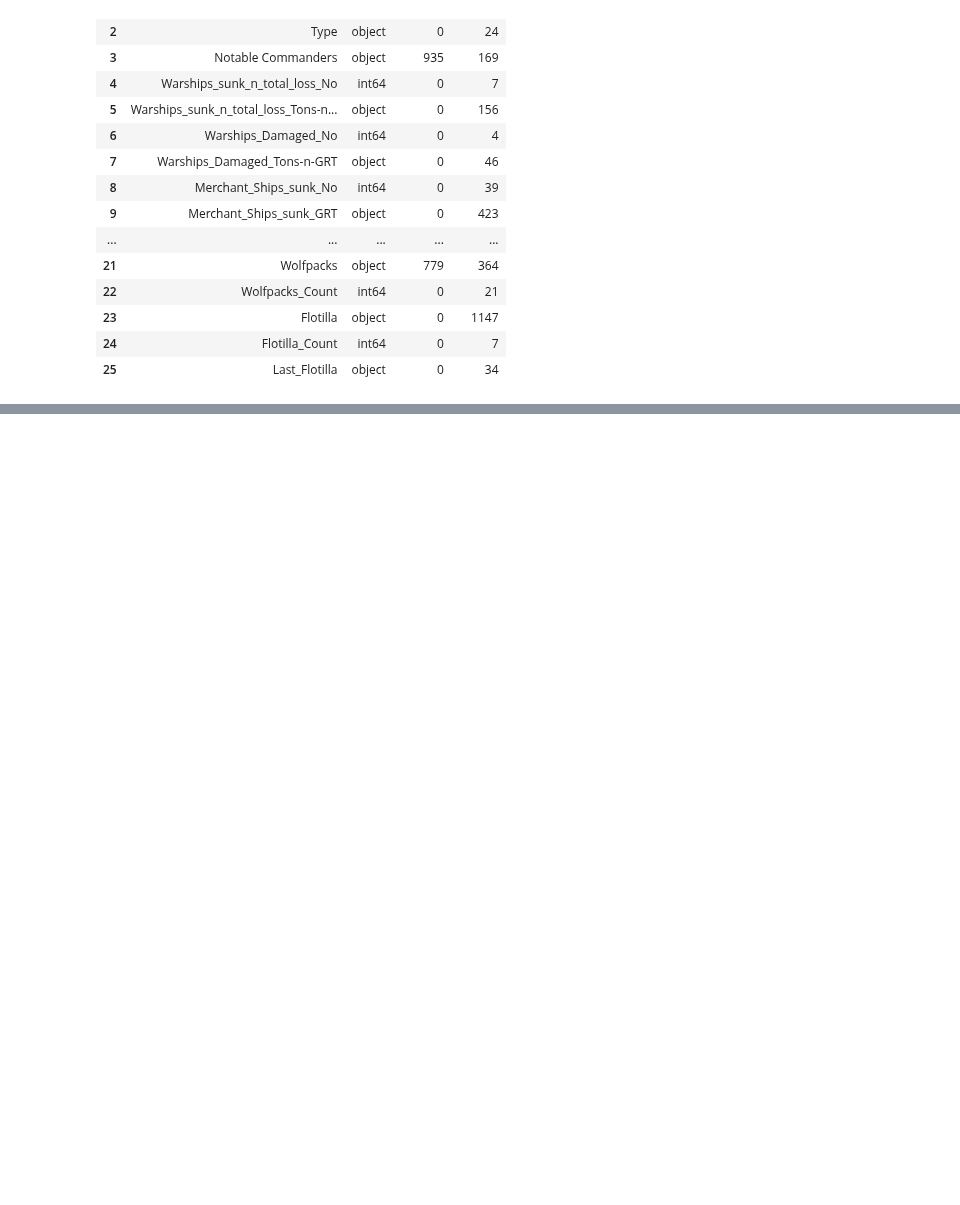
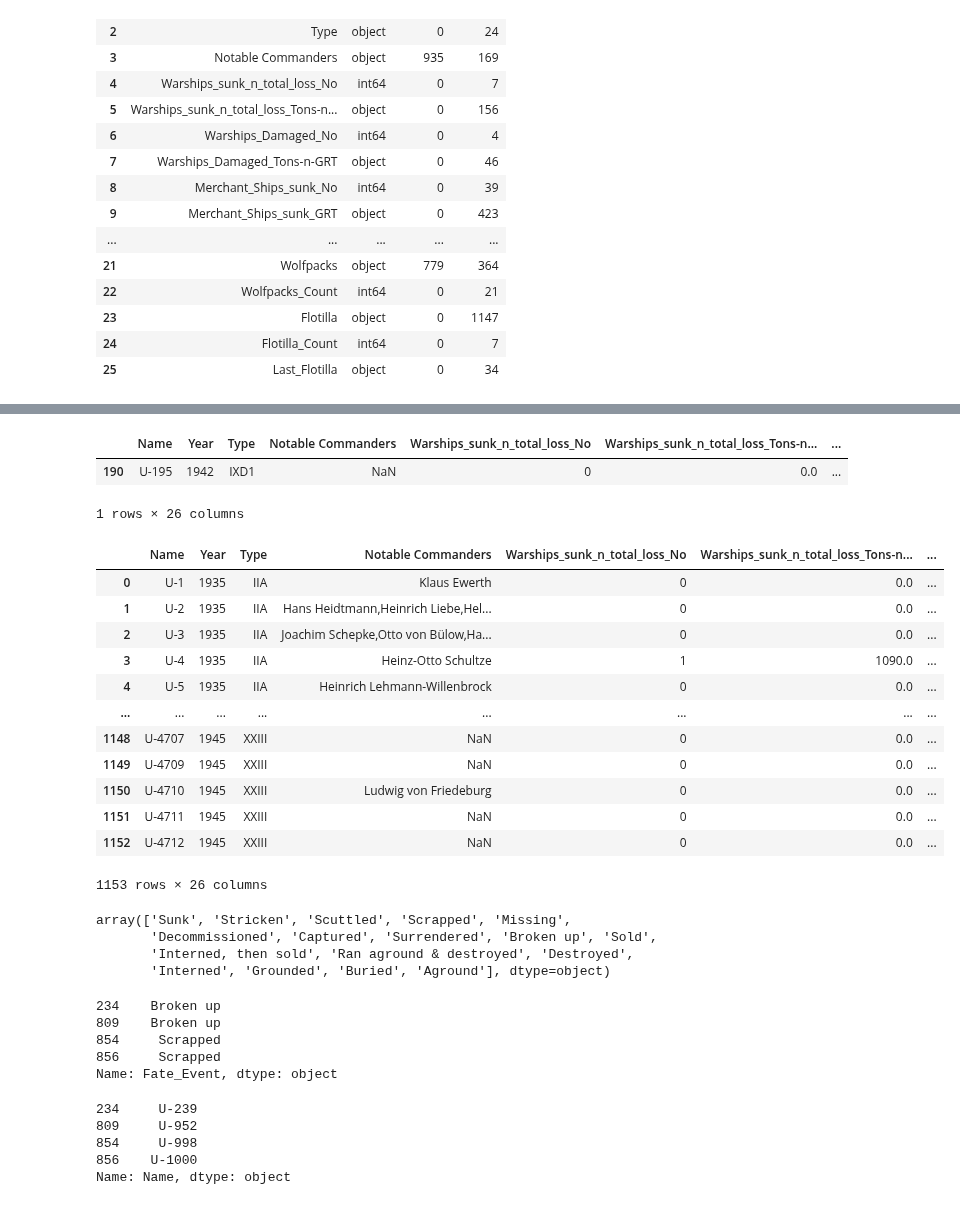
Before and after one commit to CMinusBool/SUU, a Jupyter notebook: clustering Project/clustering.ipynb, the cells around one changed output, grey strips where cells are left out. Cells and saved outputs as stored; diff of their text form; code cells hidden in the pictures; blank space fills up the shorter version.

```diff
--- a/clustering Project/clustering.ipynb
+++ b/clustering Project/clustering.ipynb
@@ -131,0 +206,7 @@ Name: count, dtype: int64
+# %%
+# fill missing fate date as described above
+df.loc[df['Name'] == 'U-2505', 'Fate_Date'] = '3 May 1945'
+df.loc[df['Name'] == 'U-3004', 'Fate_Date'] = '2 May 1945'
+df.loc[df['Name'] == 'U-3506', 'Fate_Date'] = '2 May 1945'
+
+df[df['Fate_Date'].isnull()]
@@ -131,0 +216,9 @@ Name: count, dtype: int64
+# %%
+# correct fate date for U-92 as described above
+df.loc[df['Name'] == 'U-92', 'Fate_Date'] = '12 November 1944'
+df.loc[df['Name'] == 'U-92', 'Fate_Event'] = 'Decommissioned'
+# %%
+# replace 23 / 24 February 1940 with 23 February 1940 on U-53 as described above
+df.loc[df['Name'] == 'U-53', 'Fate_Date'] = '23 February 1940'
+
+df[df['Name'] == 'U-195']
@@ -131,0 +239,53 @@ Name: count, dtype: int64
+# %%
+# for u-boats with fate date without day, set day to 15
+df.loc[df['Fate_Date'].str.count(' ') == 1, 'Fate_Date'] ='15 ' + df.loc[df['Fate_Date'].str.count(' ') == 1, 'Fate_Date']
+
+df[df['Name'] == 'U-195']
+# %% [output]
+|  | Name | Year | Type | Notable Commanders | Warships_sunk_n_total_loss_No | Warships_sunk_n_total_loss_Tons-n... | ... |
+| 190 | U-195 | 1942 | IXD1 | NaN | 0 | 0.0 | ... |
+1 rows × 26 columns
+# %%
+# remove comment from fate date of U-984
+df.loc[df['Name'] == 'U-984', 'Fate_Date'] = '2 August 1944'
+df
+# %% [output]
+|  | Name | Year | Type | Notable Commanders | Warships_sunk_n_total_loss_No | Warships_sunk_n_total_loss_Tons-n... | ... |
+| 0 | U-1 | 1935 | IIA | Klaus Ewerth | 0 | 0.0 | ... |
+| 1 | U-2 | 1935 | IIA | Hans Heidtmann,Heinrich Liebe,Hel... | 0 | 0.0 | ... |
+| 2 | U-3 | 1935 | IIA | Joachim Schepke,Otto von Bülow,Ha... | 0 | 0.0 | ... |
+| 3 | U-4 | 1935 | IIA | Heinz-Otto Schultze | 1 | 1090.0 | ... |
+| 4 | U-5 | 1935 | IIA | Heinrich Lehmann-Willenbrock | 0 | 0.0 | ... |
+| ... | ... | ... | ... | ... | ... | ... | ... |
+| 1148 | U-4707 | 1945 | XXIII | NaN | 0 | 0.0 | ... |
+| 1149 | U-4709 | 1945 | XXIII | NaN | 0 | 0.0 | ... |
+| 1150 | U-4710 | 1945 | XXIII | Ludwig von Friedeburg | 0 | 0.0 | ... |
+| 1151 | U-4711 | 1945 | XXIII | NaN | 0 | 0.0 | ... |
+| 1152 | U-4712 | 1945 | XXIII | NaN | 0 | 0.0 | ... |
+1153 rows × 26 columns
+# %%
+# show unique fate events
+df['Fate_Event'].unique()
+# %% [output]
+array(['Sunk', 'Stricken', 'Scuttled', 'Scrapped', 'Missing',
+       'Decommissioned', 'Captured', 'Surrendered', 'Broken up', 'Sold',
+       'Interned, then sold', 'Ran aground & destroyed', 'Destroyed',
+       'Interned', 'Grounded', 'Buried', 'Aground'], dtype=object)
+# %%
+# show fate date with len < 10
+# print the names of u-boats with fate date with length less than 10
+df[df['Fate_Date'].str.len() < 10]['Fate_Event']
+# %% [output]
+234    Broken up
+809    Broken up
+854     Scrapped
+856     Scrapped
+Name: Fate_Event, dtype: object
+# %%
+df[df['Fate_Date'].str.len() < 10]['Name']
+# %% [output]
+234     U-239
+809     U-952
+854     U-998
+856    U-1000
+Name: Name, dtype: object
```
Also changed, not shown: parts of 22 cells of this notebook.
